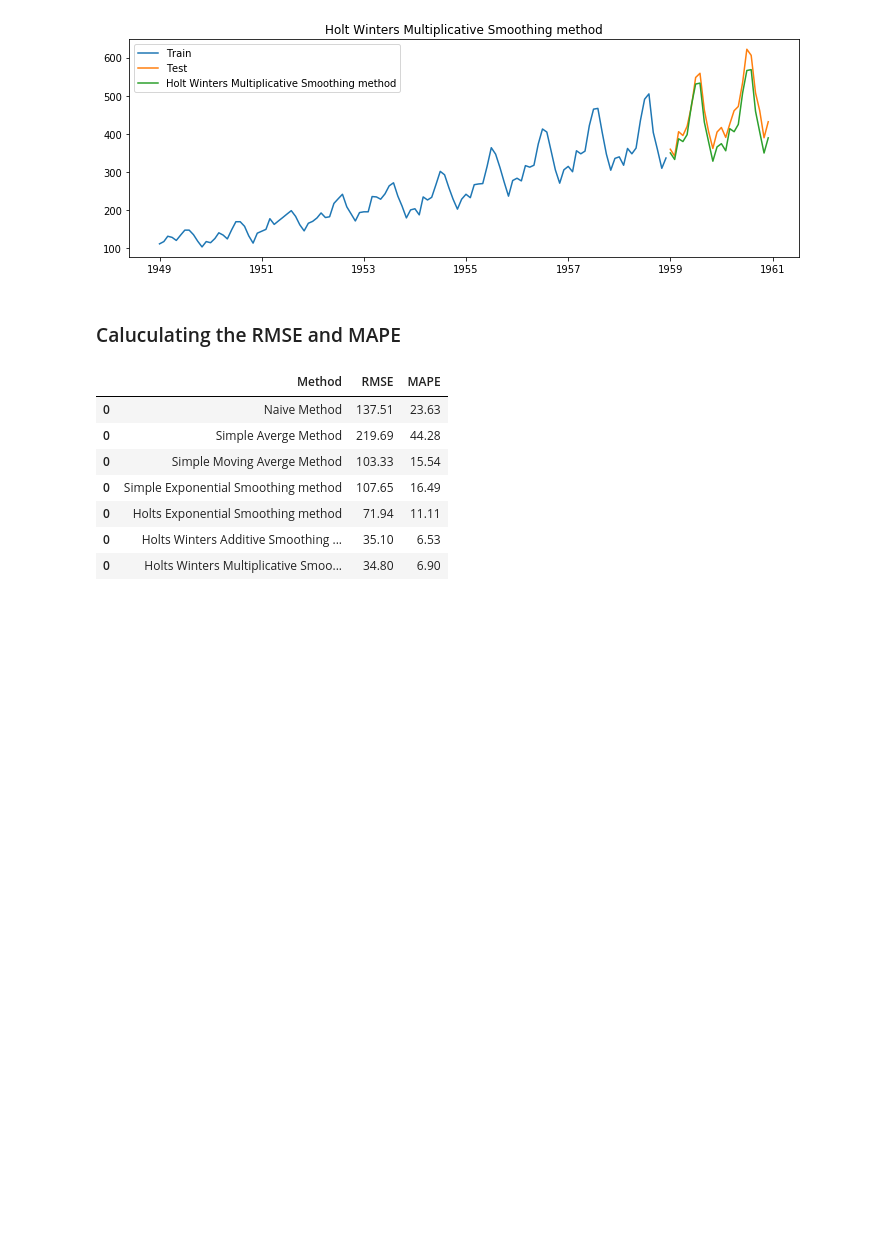
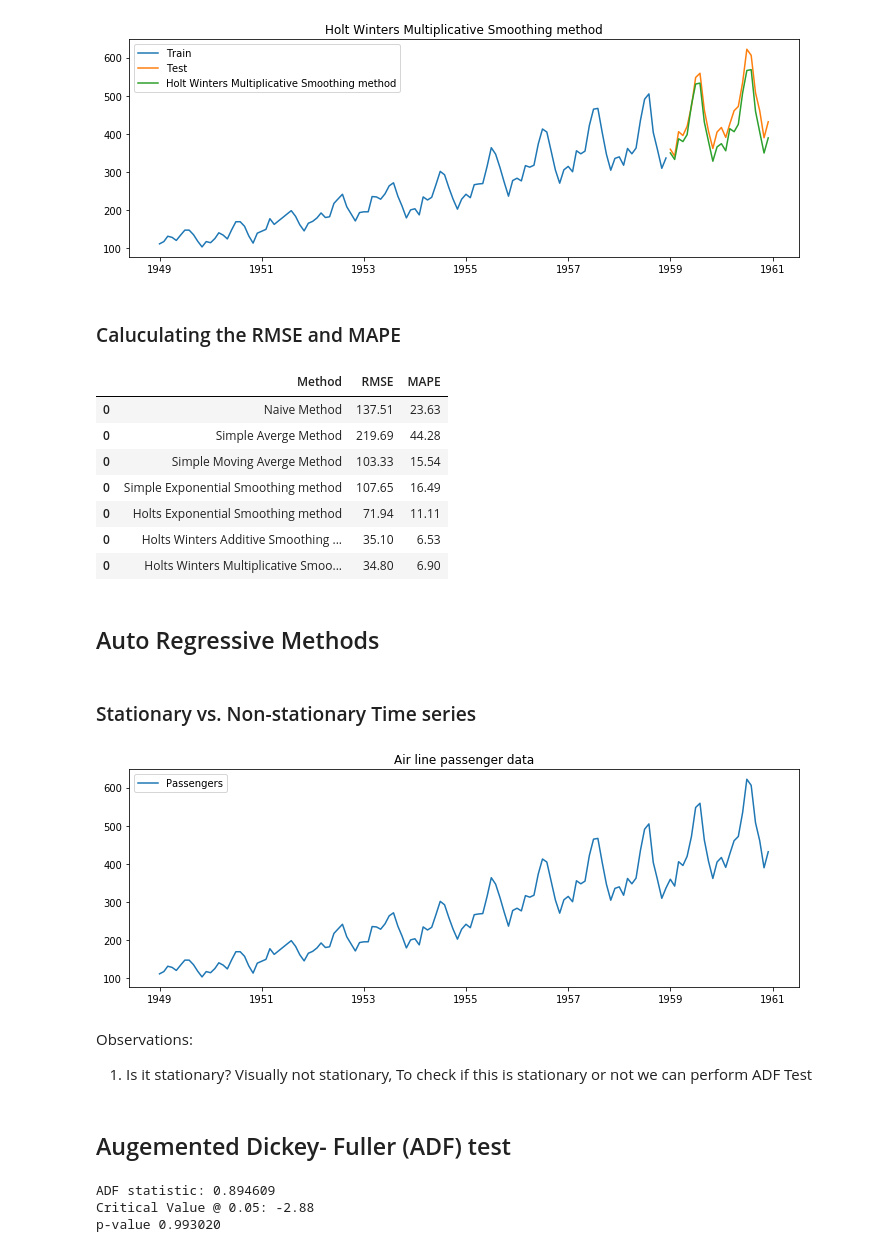
Before and after one commit to sakusuma/AirlinePassengerPrediction, a Jupyter notebook: AirlinePassengerPrediction_TimeSeries.ipynb, the cells around one changed output. Drawn from its saved outputs; the diff is of its cells as text; code cells hidden in the pictures; blank space fills up the shorter version.

Commit message:
Added the Auto regressive models

```diff
--- a/AirlinePassengerPrediction_TimeSeries.ipynb
+++ b/AirlinePassengerPrediction_TimeSeries.ipynb
@@ -493,3 +493,33 @@ results
 | 0 | Holts Exponential Smoothing method | 71.94 | 11.11 |
 | 0 | Holts Winters Additive Smoothing ... | 35.10 | 6.53 |
 | 0 | Holts Winters Multiplicative Smoo... | 34.80 | 6.90 |
+# %% [markdown]
+## Auto Regressive Methods
+# %% [markdown]
+### Stationary vs. Non-stationary Time series
+# %%
+# Plotting Timeseries data
+plt.figure(figsize = (12,4))
+plt.plot(data['Passengers'], label = 'Passengers')
+plt.legend(loc = 'best')
+plt.title('Air line passenger data')
+plt.show()
+# %% [output]
+[figure, added]
+# %% [markdown]
+Observations:
+1. Is it stationary? Visually not stationary,
+To check if this is stationary or not we can perform ADF Test
+# %% [markdown]
+## Augemented Dickey- Fuller (ADF) test
+# %%
+from statsmodels.tsa.stattools import adfuller
+adf_test = adfuller(data['Passengers'])
+
+print('ADF statistic: %f' % adf_test[0])
+print('Critical Value @ 0.05: %.2f' %adf_test[4]['5%'])
+print('p-value %f' % adf_test[1])
+# %% [output]
+ADF statistic: 0.894609
+Critical Value @ 0.05: -2.88
+p-value 0.993020
```
Also changed, not shown: parts of 74 cells of this notebook.
